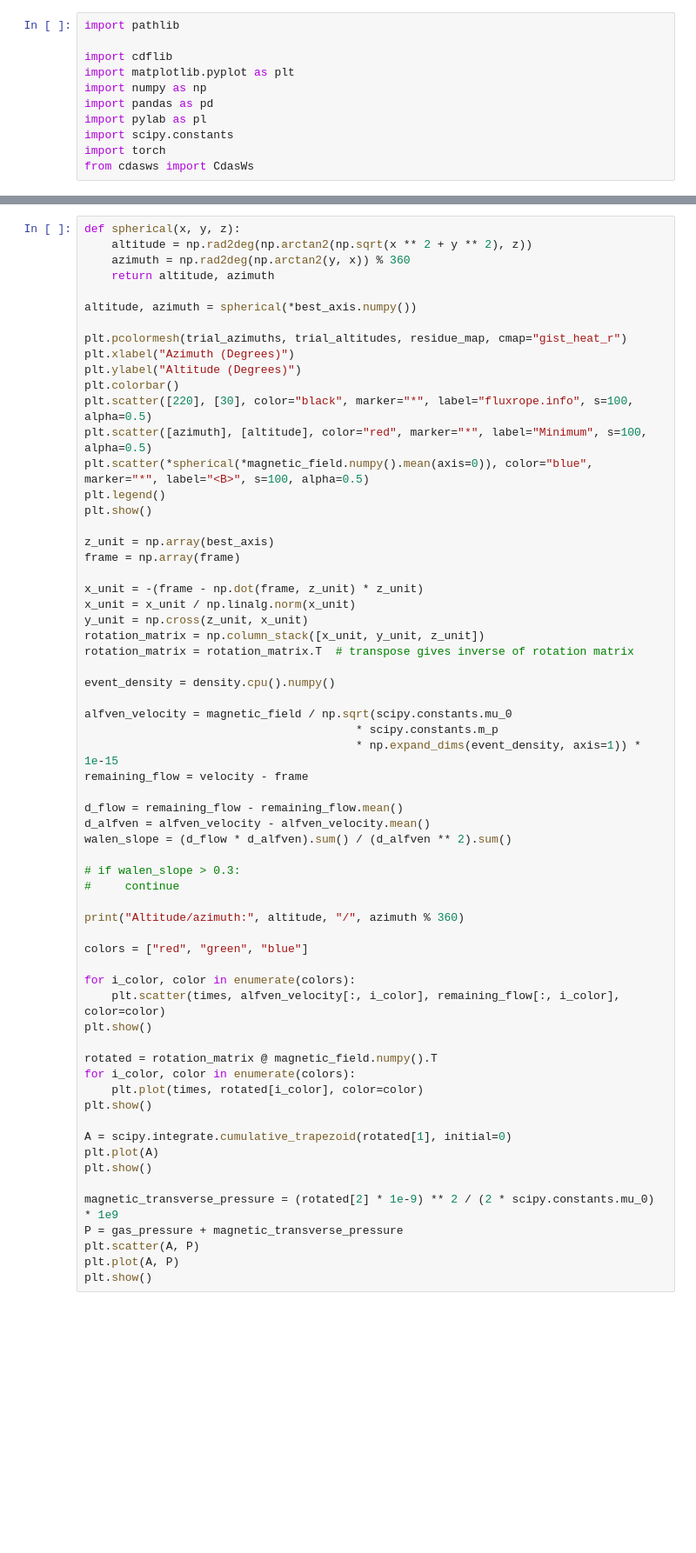
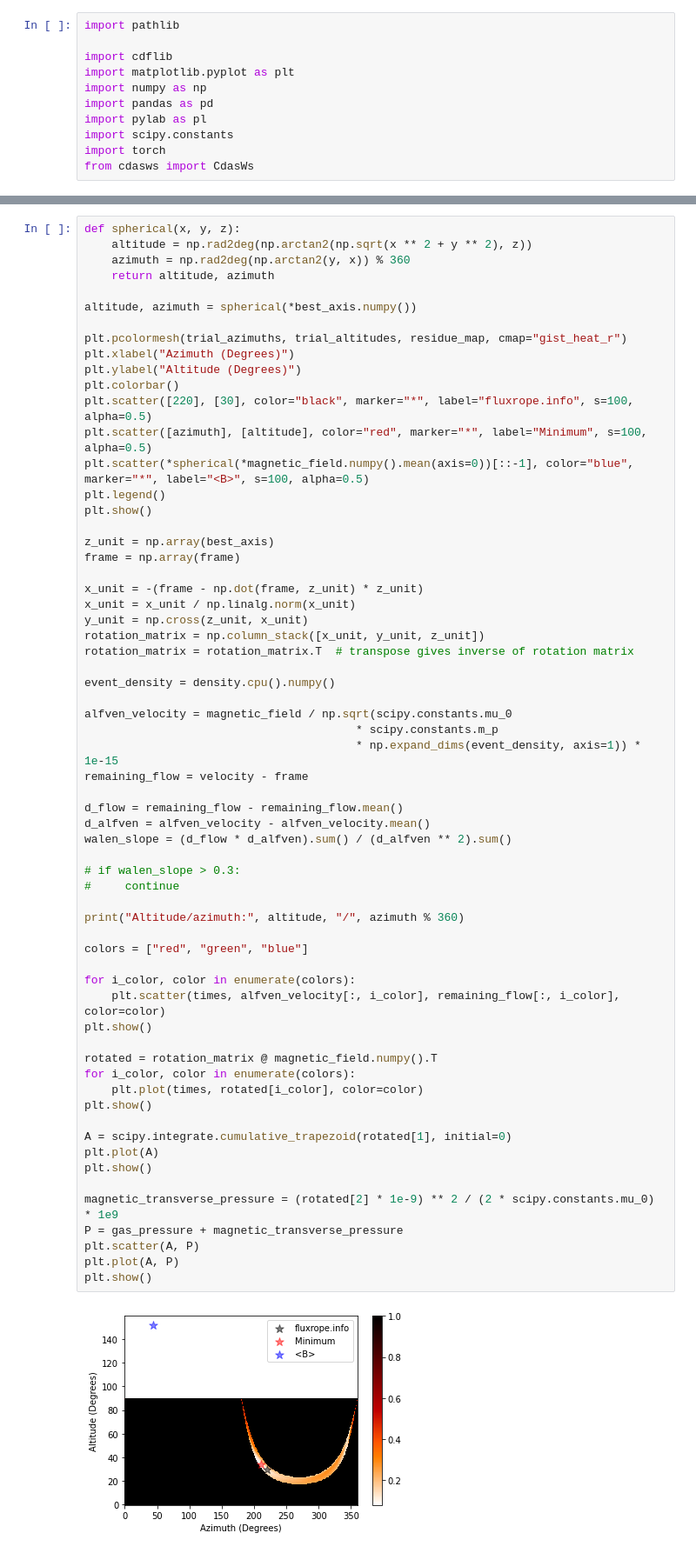
Before and after one commit to hafarooki/pymfr, a Jupyter notebook: demo/wind_axis.ipynb, the cells around one changed output, grey strips where cells are left out. Shown at 87% size. Saved outputs shown, nothing was run; the diff lists cells and outputs as text; blank space fills up the shorter version.

```diff
--- a/demo/wind_axis.ipynb
+++ b/demo/wind_axis.ipynb
@@ -183,7 +192,7 @@ plt.ylabel("Altitude (Degrees)")
 plt.colorbar()
 plt.scatter([220], [30], color="black", marker="*", label="fluxrope.info", s=100, alpha=0.5)
 plt.scatter([azimuth], [altitude], color="red", marker="*", label="Minimum", s=100, alpha=0.5)
-plt.scatter(*spherical(*magnetic_field.numpy().mean(axis=0)), color="blue", marker="*", label="<B>", s=100, alpha=0.5)
+plt.scatter(*spherical(*magnetic_field.numpy().mean(axis=0))[::-1], color="blue", marker="*", label="<B>", s=100, alpha=0.5)
 plt.legend()
 plt.show()
 
@@ -205,30 +214,32 @@ remaining_flow = velocity - frame
 
 d_flow = remaining_flow - remaining_flow.mean()
 d_alfven = alfven_velocity - alfven_velocity.mean()
 walen_slope = (d_flow * d_alfven).sum() / (d_alfven ** 2).sum()
 
 # if walen_slope > 0.3:
 #     continue
 
 print("Altitude/azimuth:", altitude, "/", azimuth % 360)
 
 colors = ["red", "green", "blue"]
 
 for i_color, color in enumerate(colors):
     plt.scatter(times, alfven_velocity[:, i_color], remaining_flow[:, i_color], color=color)
 plt.show()
 
 rotated = rotation_matrix @ magnetic_field.numpy().T
 for i_color, color in enumerate(colors):
     plt.plot(times, rotated[i_color], color=color)
 plt.show()
 
 A = scipy.integrate.cumulative_trapezoid(rotated[1], initial=0)
 plt.plot(A)
 plt.show()
 
 magnetic_transverse_pressure = (rotated[2] * 1e-9) ** 2 / (2 * scipy.constants.mu_0) * 1e9
 P = gas_pressure + magnetic_transverse_pressure
 plt.scatter(A, P)
 plt.plot(A, P)
 plt.show()
+# %% [output]
+[figure, added]
```
Also changed, not shown: parts of 4 cells of this notebook.
